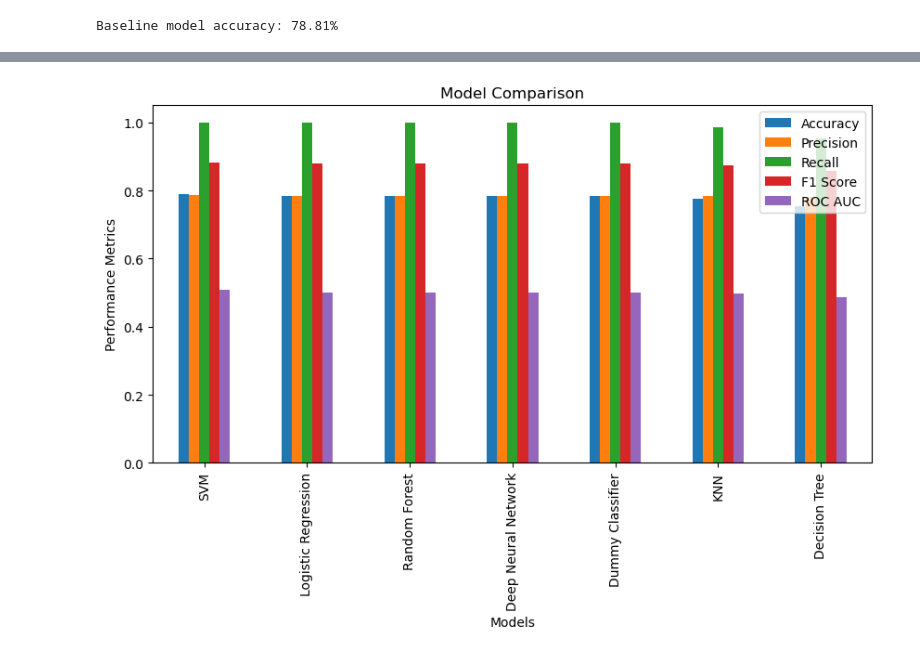
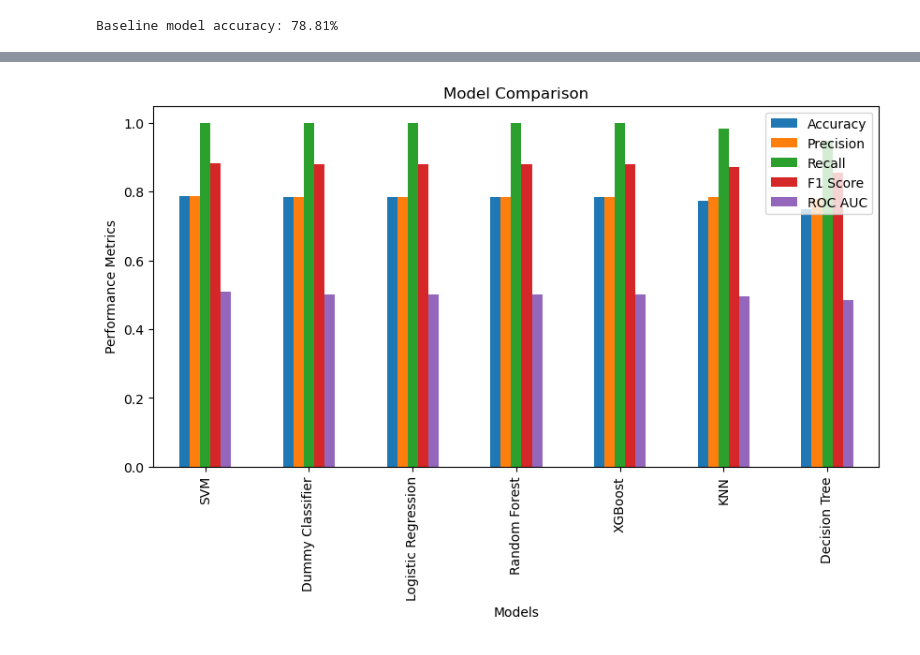
Before and after one commit to Timofeid/berkeley_capstone_project, a Jupyter notebook: notebook.ipynb, the cells around one changed output, grey strips where cells are left out. Cells and saved outputs as stored; diff of their text form; code cells hidden in the pictures.

```diff
--- a/notebook.ipynb
+++ b/notebook.ipynb
@@ -451,6 +473,7 @@ models = {
 # train models
 # Define the parameter grids for each model
 param_grids = {
+    'Dummy Classifier': {},
     'KNN': {
         'model__n_neighbors': [3, 5, 7, 9],
         'model__weights': ['uniform', 'distance']
@@ -461,7 +484,7 @@ param_grids = {
     },
     'SVM': {
         'model__C': [0.1, 1, 10, 100],
-        'model__kernel': ['linear', 'rbf']
+        'model__kernel': ['linear', 'rbf', 'poly'],
     },
     'Decision Tree': {
         'model__max_depth': [None, 10, 20, 30],
@@ -469,13 +492,14 @@ param_grids = {
     },
     'Random Forest': {
         'model__n_estimators': [100, 200, 300],
-        'model__max_depth': [None, 10, 20],
+        'model__max_depth': [2, 5, 10],
         'model__min_samples_split': [2, 5, 10]
     },
-    'Deep Neural Network': {
-        'model__hidden_layer_sizes': [(50,), (100,), (50, 50)],
-        'model__activation': ['tanh', 'relu'],
-        'model__solver': ['sgd', 'adam']
+    'XGBoost': {
+        'model__n_estimators': [100, 200, 300],
+        'model__max_depth': [6, 8, 10],
+        'model__learning_rate': [0.01, 0.1, 0.3],
+        'model__subsample': [0.5, 0.7, 1]
     }
 }
 
@@ -483,18 +507,26 @@ results = {}
 
 for name, pipeline in models.items():
     print(f"Training {name}...")
-    grid_search = GridSearchCV(pipeline, param_grids[name], cv=5, scoring='f1', n_jobs=-1)
+    grid_search = GridSearchCV(pipeline, param_grids[name], cv=3, scoring='f1', n_jobs=-1)
     grid_search.fit(X_train, y_train)
     best_model = grid_search.best_estimator_
+    y_pred_dev = best_model.predict(X_train)
     y_pred = best_model.predict(X_test)
     results[name] = {
-        'Best Params': grid_search.best_params_,
+        # dev set
+        'Accuracy_Dev': accuracy_score(y_train, y_pred_dev),
+        'Precision_Dev': precision_score(y_train, y_pred_dev),
+        'Recall_Dev': recall_score(y_train, y_pred_dev),
+        'F1 Score_Dev': f1_score(y_train, y_pred_dev),
+        'ROC AUC_Dev': roc_auc_score(y_train, y_pred_dev),
+        #test set
         'Accuracy': accuracy_score(y_test, y_pred),
         'Precision': precision_score(y_test, y_pred),
         'Recall': recall_score(y_test, y_pred),
         'F1 Score': f1_score(y_test, y_pred),
         'ROC AUC': roc_auc_score(y_test, y_pred),
         'Training Time': grid_search.refit_time_,
+        'Best Params': grid_search.best_params_,
         'Best Model': best_model
     }
 
@@ -544,18 +553,6 @@ Deep Neural Network  (ColumnTransformer(transformers=[('num', Stand...
 # %%
 # convert results_df metrics to numeric
 results_df = results_df.apply(pd.to_numeric, errors='ignore')
-# %%
-y_pred = y_test.copy()
-y_pred.loc[:] = 1
-dummy_results = {
-    'Accuracy': accuracy_score(y_test, y_pred),
-    'Precision': precision_score(y_test, y_pred),
-    'Recall': recall_score(y_test, y_pred),
-    'F1 Score': f1_score(y_test, y_pred),
-    'ROC AUC': roc_auc_score(y_test, y_pred)
-}
-# add dummy classifier results to results_df
-results_df.loc['Dummy Classifier'] = dummy_results
 # %%
 # order the models based on F1 Score
 results_df.drop(columns='Best Model').sort_values('F1 Score', ascending=False)
@@ -571,9 +568,9 @@ results_df.drop(columns='Best Model').sort_values('F1 Score', ascending=False)
 # %%
-results_df.drop(columns='Training Time').sort_values('F1 Score', ascending=False).plot(kind='bar', figsize=(10, 5))
+results_df[['Accuracy', 'Precision', 'Recall', 'F1 Score', 'ROC AUC']].sort_values('F1 Score', ascending=False).plot(kind='bar', figsize=(10, 5))
 plt.title('Model Comparison')
 plt.ylabel('Performance Metrics')
 plt.xlabel('Models')
 plt.legend(loc='upper right')
 plt.show()
 # %% [output]
-[figure, old version]
+[figure, new version]
```
Also changed, not shown: parts of 22 cells of this notebook, 1 other file.
